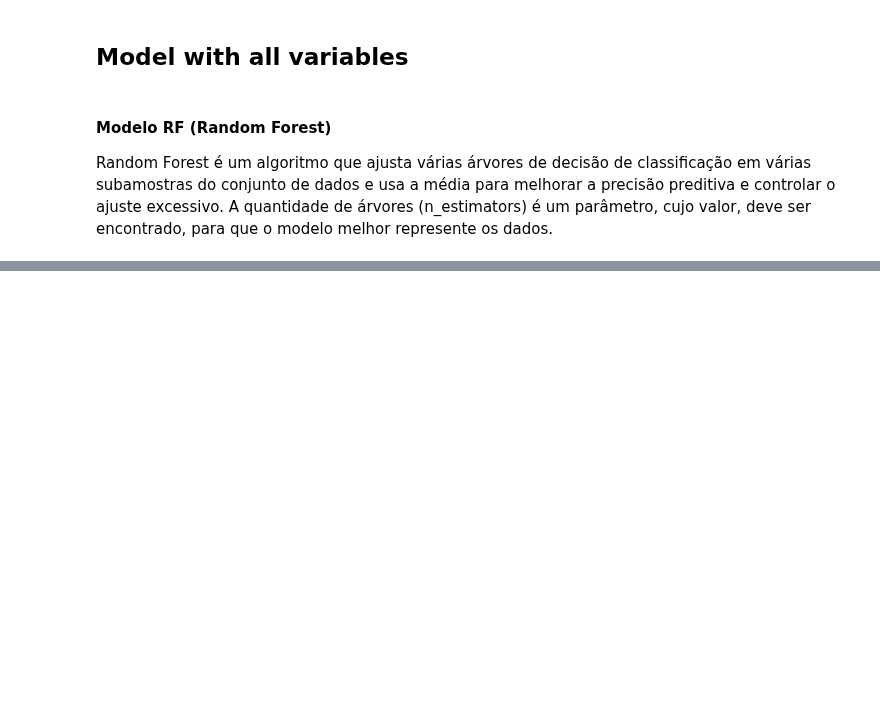
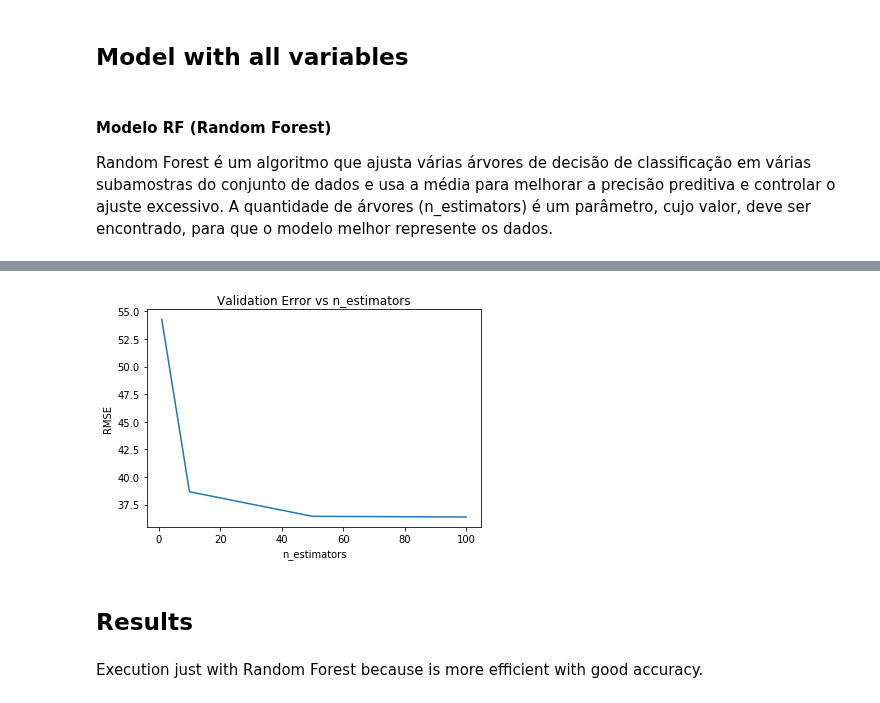
Before and after one commit to veruskasantos/INESProject, a Jupyter notebook: workspace/Data Analysis/FE/Validation.ipynb, the cells around one changed output, grey strips where cells are left out. Saved outputs shown, nothing was run; the diff lists cells and outputs as text; code cells hidden in the pictures; blank space fills up the shorter version.

Commit message:
Checking execution time and accuracy.

```diff
--- a/workspace/Data Analysis/FE/Validation.ipynb
+++ b/workspace/Data Analysis/FE/Validation.ipynb
@@ -222,0 +240,34 @@ Rodar paralelo
+# %%
+#grouping by weekday and filling NA's with the median of the column
+numeric_feats = df_selected_data.dtypes[(df_selected_data.dtypes != "object") &
+                                        (df_selected_data.dtypes != "datetime64[ns]")
+                               & (df_selected_data.dtypes != "bool")].index
+df_selected_data[numeric_feats] = df_selected_data.groupby(['WEEKDAY(gps_datetime)'])[numeric_feats].transform(lambda x: x.fillna(x.median()))
+# %%
+# Converting bool to float
+df_selected_data.alertIsJamUnifiedAlert = df_selected_data.alertIsJamUnifiedAlert.astype(np.float64)
+df_selected_data.busBunching = df_selected_data.busBunching.astype(np.float64)
+# %%
+# Converting categorical variable
+
+df_selected_data = pd.get_dummies(df_selected_data)
+# %%
+# y = df_all_data.drop('busBunching', axis=1) # with classifier produce error
+y_sel = df_selected_data['headway']
+
+df_selected_data.drop('headway', axis=1, inplace=True)
+busBunching = df_selected_data['busBunching']
+df_selected_data.drop('busBunching', axis=1, inplace=True)
+
+X_sel = df_selected_data
+
+X_train_sel, X_test_sel, y_train_sel, y_test_sel = train_test_split(X_sel, y_sel, test_size=0.5)
+# %%
+n_estimators = [1, 10, 50, 100]
+cv_rf_rmse = [rmse_cv(RandomForestRegressor(n_estimators = n), X_train_sel, y_train_sel).mean()
+            for n in n_estimators]
+
+series = pd.Series(cv_rf_rmse, index = n_estimators)
+plot_rmse_param(series, "n_estimators")
+# %% [output]
+[figure, added]
@@ -222,0 +291,4 @@ Rodar paralelo
+# %% [markdown]
+## Results
+# %% [markdown]
+Execution just with Random Forest because is more efficient with good accuracy.
```
Also changed, not shown: parts of 26 cells of this notebook, 3 other files.
